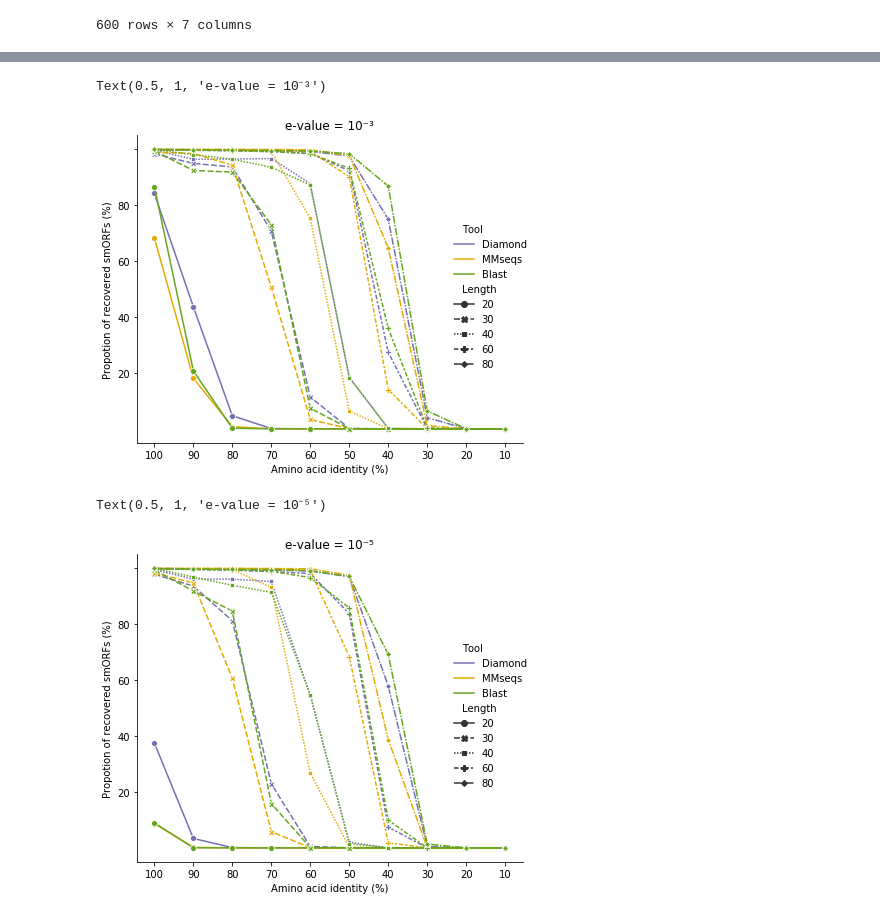
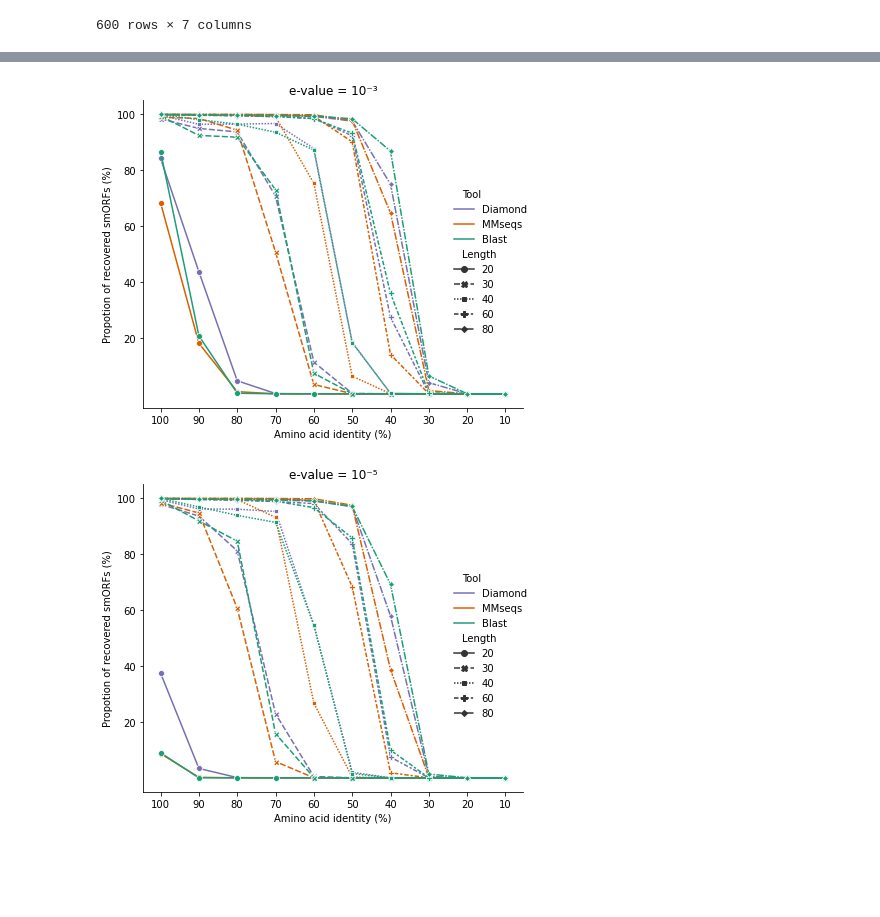
Before and after one commit to BigDataBiology/Duan2023__GMSCv1_Construction_And_Analysis, a Jupyter notebook: Manuscript_analysis/figure5.ipynb, the cells around one changed output, grey strips where cells are left out. Saved outputs shown, nothing was run; the diff lists cells and outputs as text; code cells hidden in the pictures; blank space fills up the shorter version.

```diff
--- a/Manuscript_analysis/figure5.ipynb
+++ b/Manuscript_analysis/figure5.ipynb
@@ -4,4 +4,5 @@ import pandas as pd
 import matplotlib as mpl
 import matplotlib.pyplot as plt
 import matplotlib.ticker as ticker
+plt.rcParams['svg.fonttype'] = 'none'
 # %%
@@ -159,5 +159,5 @@ plt.tight_layout()
 # %%
-identity = pd.read_csv('./data/figure2/identity.csv')
+identity = pd.read_csv('./data/figure5/identity.csv')
 identity
 # %% [output]
 |  | Tool | Length | identity | e-value | Sensitivity | Rescue | Identity |
@@ -176,32 +191,27 @@ identity
 # %%
 fdata = identity[identity['e-value']==0.001]
-colors= ['#7570b3','#e6ab02','#66a61e']
-sns.relplot(
-    fdata, kind="line",
-    x="Identity", y="Rescue", hue="Tool",style="Length", markers=True,palette=sns.color_palette(colors)
-)
-plt.yticks([2000,4000,6000,8000,10000],[20,40,60,80])
+colors= ['#7570b3','#d95f02','#1b9e77']
+sns.relplot(data=fdata, kind="line",x="Identity", y="Rescue", hue="Tool",style="Length", markers=True,palette=sns.color_palette(colors))
+plt.yticks([2000,4000,6000,8000,10000],[20,40,60,80,100])
 plt.xticks([0.1,0.2,0.3,0.4,0.5,0.6,0.7,0.8,0.9,1.0],[100,90,80,70,60,50,40,30,20,10])
 plt.ylabel('Propotion of recovered smORFs (%)')
 plt.xlabel('Amino acid identity (%)')
 plt.tight_layout()
 plt.title('e-value = 10⁻³')
 # %% [output]
-Text(0.5, 1, 'e-value = 10⁻³')
-[figure, old version]
+[figure, new version]
 # %%
 fdata = identity[identity['e-value']==0.00001]
-colors= ['#7570b3','#e6ab02','#66a61e']
+colors= ['#7570b3','#d95f02','#1b9e77']
 sns.relplot(
-    fdata, kind="line",
+    data=fdata, kind="line",
     x="Identity", y="Rescue", hue="Tool",style="Length", markers=True,palette=sns.color_palette(colors)
 )
-plt.yticks([2000,4000,6000,8000,10000],[20,40,60,80])
+plt.yticks([2000,4000,6000,8000,10000],[20,40,60,80,100])
 plt.xticks([0.1,0.2,0.3,0.4,0.5,0.6,0.7,0.8,0.9,1.0],[100,90,80,70,60,50,40,30,20,10])
 plt.ylabel('Propotion of recovered smORFs (%)')
 plt.xlabel('Amino acid identity (%)')
 plt.tight_layout()
 plt.title('e-value = 10⁻⁵')
 # %% [output]
-Text(0.5, 1, 'e-value = 10⁻⁵')
-[figure, old version]
+[figure, new version]
```
Also changed, not shown: parts of 6 cells of this notebook, 4 other files.
